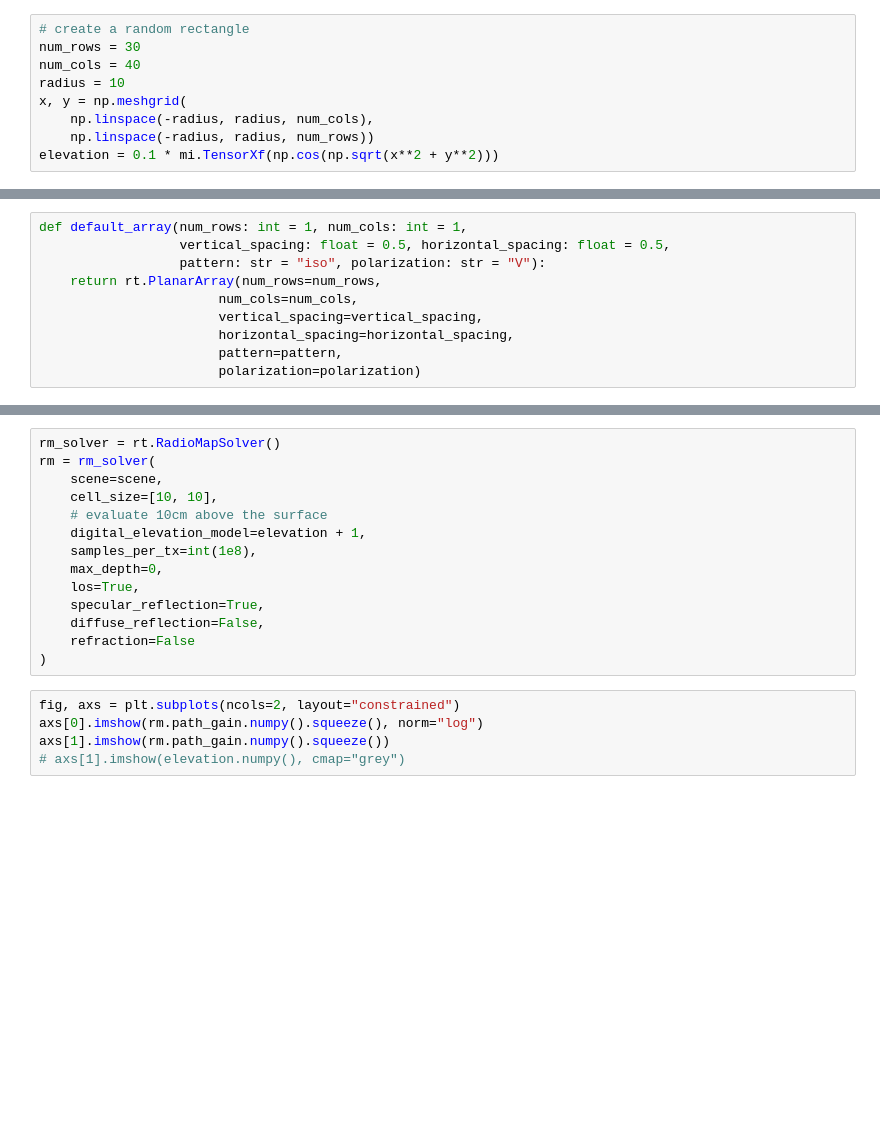
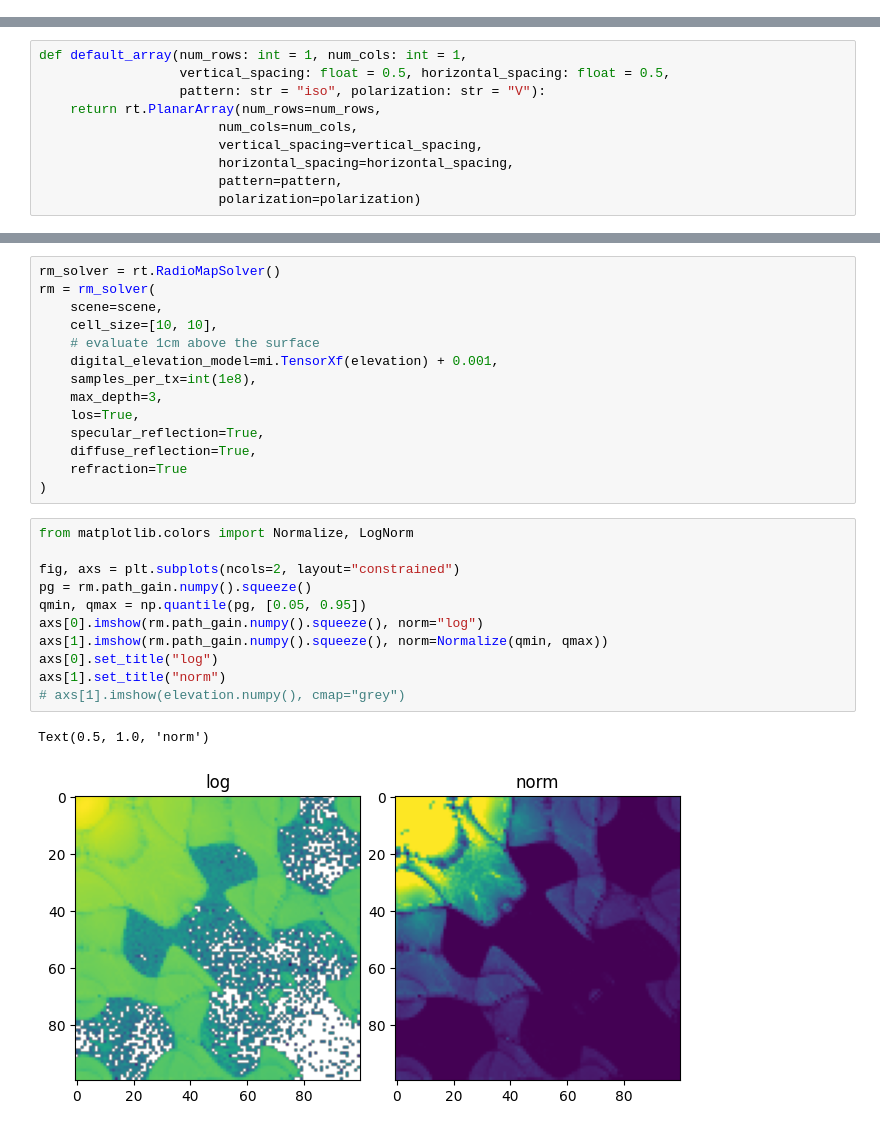
Before and after one commit to Jklein64/sionna-rt, a Jupyter notebook: debug/debug_dem.ipynb, the cells around one changed output, grey strips where cells are left out. Saved outputs shown, nothing was run; the diff lists cells and outputs as text; blank space fills up the shorter version.

```diff
--- a/debug/debug_dem.ipynb
+++ b/debug/debug_dem.ipynb
@@ -6,11 +5,2 @@ from numpy.lib.stride_tricks import sliding_window_view
 import drjit as dr
 import matplotlib.pyplot as plt
-# %%
-# create a random rectangle
-num_rows = 30
-num_cols = 40
-radius = 10
-x, y = np.meshgrid(
-    np.linspace(-radius, radius, num_cols),
-    np.linspace(-radius, radius, num_rows))
-elevation = 0.1 * mi.TensorXf(np.cos(np.sqrt(x**2 + y**2)))
@@ -81,18 +70,27 @@ rm_solver = rt.RadioMapSolver()
 rm = rm_solver(
     scene=scene,
     cell_size=[10, 10],
-    # evaluate 10cm above the surface
-    digital_elevation_model=elevation + 1,
+    # evaluate 1cm above the surface
+    digital_elevation_model=mi.TensorXf(elevation) + 0.001,
     samples_per_tx=int(1e8),
-    max_depth=0,
+    max_depth=3,
     los=True,
     specular_reflection=True,
-    diffuse_reflection=False,
-    refraction=False
+    diffuse_reflection=True,
+    refraction=True
 )
 # %%
+from matplotlib.colors import Normalize, LogNorm
+
 fig, axs = plt.subplots(ncols=2, layout="constrained")
+pg = rm.path_gain.numpy().squeeze()
+qmin, qmax = np.quantile(pg, [0.05, 0.95])
 axs[0].imshow(rm.path_gain.numpy().squeeze(), norm="log")
-axs[1].imshow(rm.path_gain.numpy().squeeze())
+axs[1].imshow(rm.path_gain.numpy().squeeze(), norm=Normalize(qmin, qmax))
+axs[0].set_title("log")
+axs[1].set_title("norm")
 # axs[1].imshow(elevation.numpy(), cmap="grey")
+# %% [output]
+Text(0.5, 1.0, 'norm')
+[figure, added]
 # %%
```
Also changed, not shown: parts of 14 cells of this notebook.
